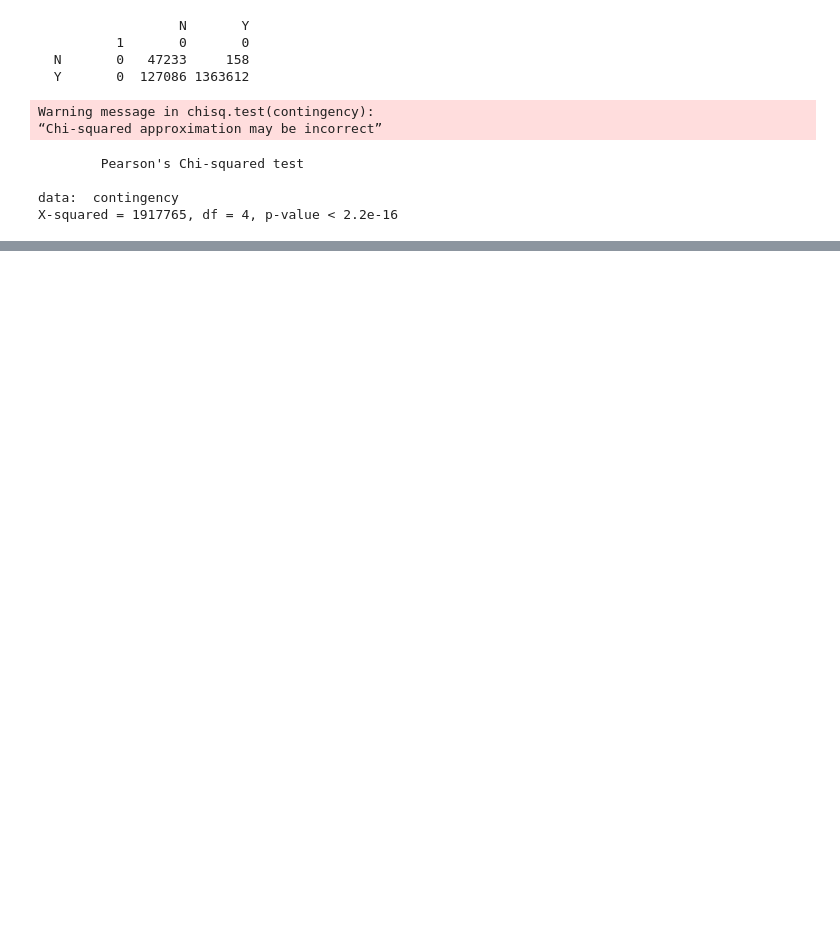
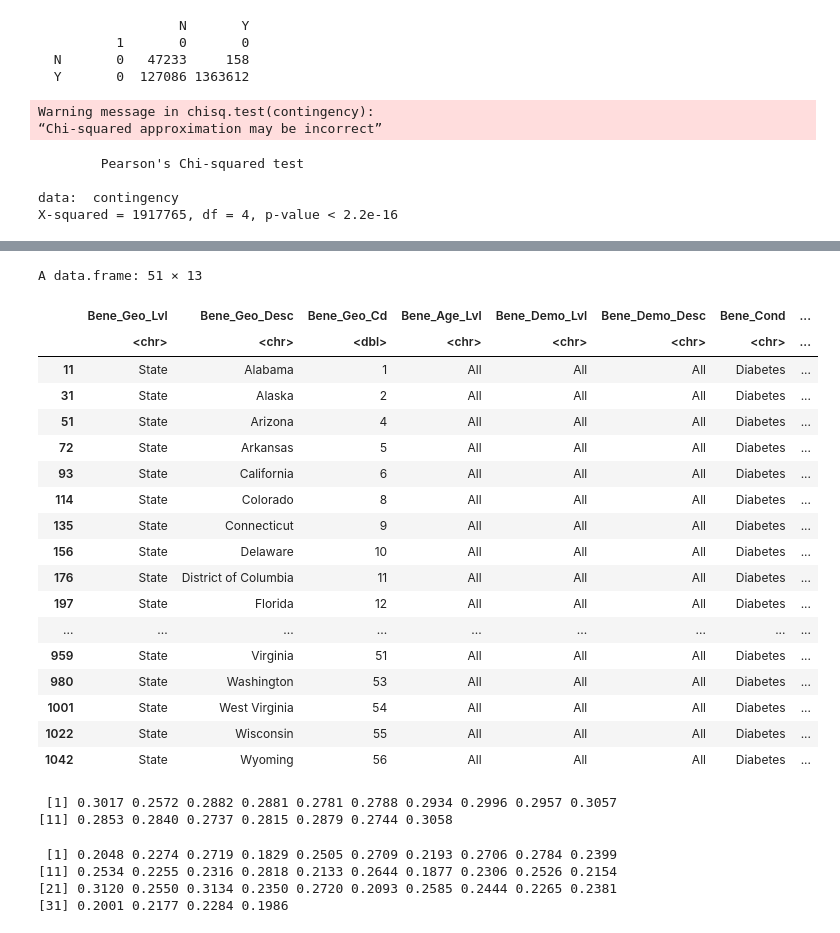
Before and after one commit to amnasyed1/507_inclass_inferential, a Jupyter notebook: 507_inclass_r.ipynb, the cells around one changed output, grey strips where cells are left out. Cells and saved outputs as stored; diff of their text form; code cells hidden in the pictures; blank space fills up the shorter version.

```diff
--- a/507_inclass_r.ipynb
+++ b/507_inclass_r.ipynb
@@ -21,0 +47,23 @@ X-squared = 1917765, df = 4, p-value < 2.2e-16
+# %%
+diabetes_data <- subset(data_cms, Bene_Cond == 'Diabetes')
+diabetes_data
+# %% [output]
+A data.frame: 51 × 13
+|  | Bene_Geo_Lvl | Bene_Geo_Desc | Bene_Geo_Cd | Bene_Age_Lvl | Bene_Demo_Lvl | Bene_Demo_Desc | Bene_Cond | ... |
+|  | <chr> | <chr> | <dbl> | <chr> | <chr> | <chr> | <chr> | ... |
+| 11 | State | Alabama | 1 | All | All | All | Diabetes | ... |
+| 31 | State | Alaska | 2 | All | All | All | Diabetes | ... |
+| 51 | State | Arizona | 4 | All | All | All | Diabetes | ... |
+| 72 | State | Arkansas | 5 | All | All | All | Diabetes | ... |
+| 93 | State | California | 6 | All | All | All | Diabetes | ... |
+| 114 | State | Colorado | 8 | All | All | All | Diabetes | ... |
+| 135 | State | Connecticut | 9 | All | All | All | Diabetes | ... |
+| 156 | State | Delaware | 10 | All | All | All | Diabetes | ... |
+| 176 | State | District of Columbia | 11 | All | All | All | Diabetes | ... |
+| 197 | State | Florida | 12 | All | All | All | Diabetes | ... |
+| ... | ... | ... | ... | ... | ... | ... | ... | ... |
+| 959 | State | Virginia | 51 | All | All | All | Diabetes | ... |
+| 980 | State | Washington | 53 | All | All | All | Diabetes | ... |
+| 1001 | State | West Virginia | 54 | All | All | All | Diabetes | ... |
+| 1022 | State | Wisconsin | 55 | All | All | All | Diabetes | ... |
+| 1042 | State | Wyoming | 56 | All | All | All | Diabetes | ... |
@@ -21,0 +73,12 @@ X-squared = 1917765, df = 4, p-value < 2.2e-16
+# %%
+southern_data
+# %% [output]
+ [1] 0.3017 0.2572 0.2882 0.2881 0.2781 0.2788 0.2934 0.2996 0.2957 0.3057
+[11] 0.2853 0.2840 0.2737 0.2815 0.2879 0.2744 0.3058
+# %%
+non_southern_data
+# %% [output]
+ [1] 0.2048 0.2274 0.2719 0.1829 0.2505 0.2709 0.2193 0.2706 0.2784 0.2399
+[11] 0.2534 0.2255 0.2316 0.2818 0.2133 0.2644 0.1877 0.2306 0.2526 0.2154
+[21] 0.3120 0.2550 0.3134 0.2350 0.2720 0.2093 0.2585 0.2444 0.2265 0.2381
+[31] 0.2001 0.2177 0.2284 0.1986
```
Also changed, not shown: parts of 5 cells of this notebook.
